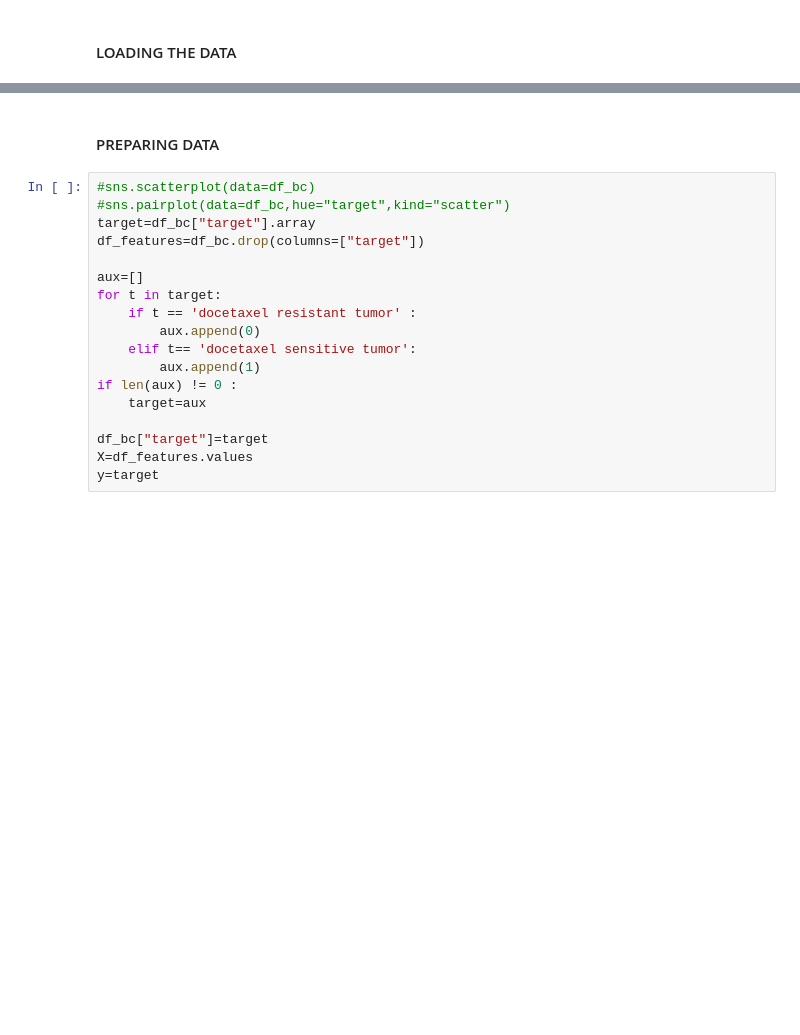
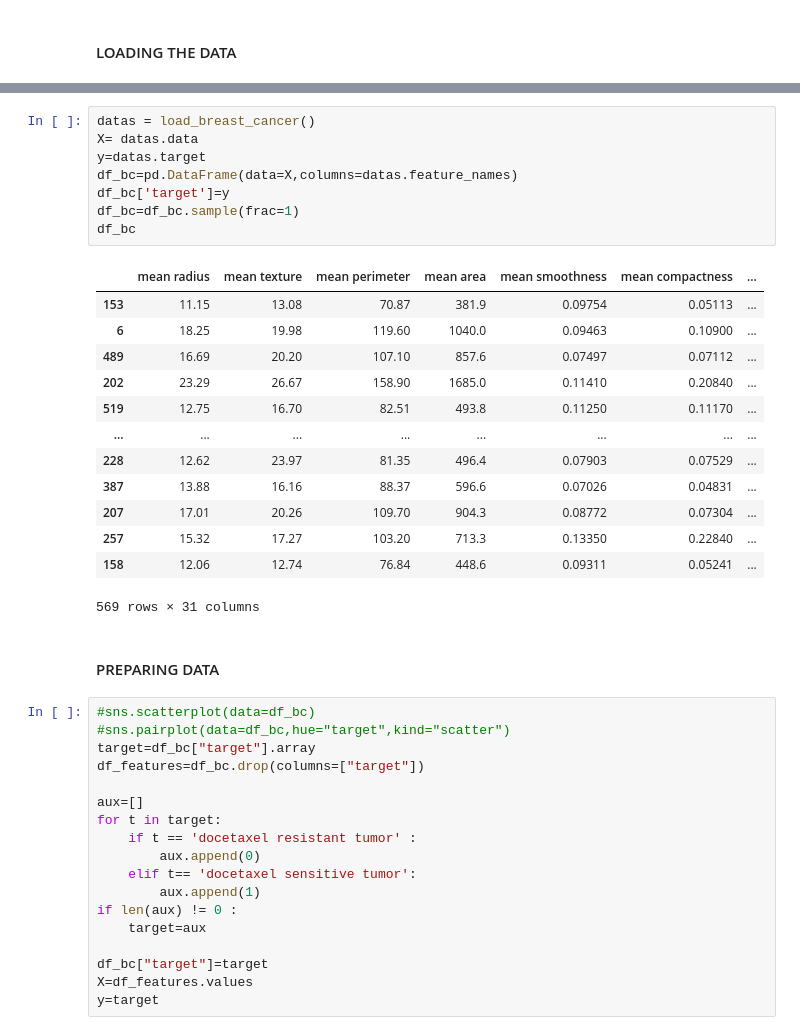
Before and after one commit to leofrio/Testing-Famous-ML-models, a Jupyter notebook: breast cancer example/breastCancerExample.ipynb, the cells around one changed output, grey strips where cells are left out. Saved outputs shown, nothing was run; the diff lists cells and outputs as text; blank space fills up the shorter version.

```diff
--- a/breast cancer example/breastCancerExample.ipynb
+++ b/breast cancer example/breastCancerExample.ipynb
@@ -42,3 +24,25 @@ df_bc
+# %%
+datas = load_breast_cancer()
+X= datas.data
+y=datas.target
+df_bc=pd.DataFrame(data=X,columns=datas.feature_names)
+df_bc['target']=y
+df_bc=df_bc.sample(frac=1)
+df_bc
+# %% [output]
+|  | mean radius | mean texture | mean perimeter | mean area | mean smoothness | mean compactness | ... |
+| 153 | 11.15 | 13.08 | 70.87 | 381.9 | 0.09754 | 0.05113 | ... |
+| 6 | 18.25 | 19.98 | 119.60 | 1040.0 | 0.09463 | 0.10900 | ... |
+| 489 | 16.69 | 20.20 | 107.10 | 857.6 | 0.07497 | 0.07112 | ... |
+| 202 | 23.29 | 26.67 | 158.90 | 1685.0 | 0.11410 | 0.20840 | ... |
+| 519 | 12.75 | 16.70 | 82.51 | 493.8 | 0.11250 | 0.11170 | ... |
+| ... | ... | ... | ... | ... | ... | ... | ... |
+| 228 | 12.62 | 23.97 | 81.35 | 496.4 | 0.07903 | 0.07529 | ... |
+| 387 | 13.88 | 16.16 | 88.37 | 596.6 | 0.07026 | 0.04831 | ... |
+| 207 | 17.01 | 20.26 | 109.70 | 904.3 | 0.08772 | 0.07304 | ... |
+| 257 | 15.32 | 17.27 | 103.20 | 713.3 | 0.13350 | 0.22840 | ... |
+| 158 | 12.06 | 12.74 | 76.84 | 448.6 | 0.09311 | 0.05241 | ... |
+569 rows × 31 columns
 # %% [markdown]
 #### PREPARING DATA
 # %%
```
Also changed, not shown: parts of 7 cells of this notebook.
